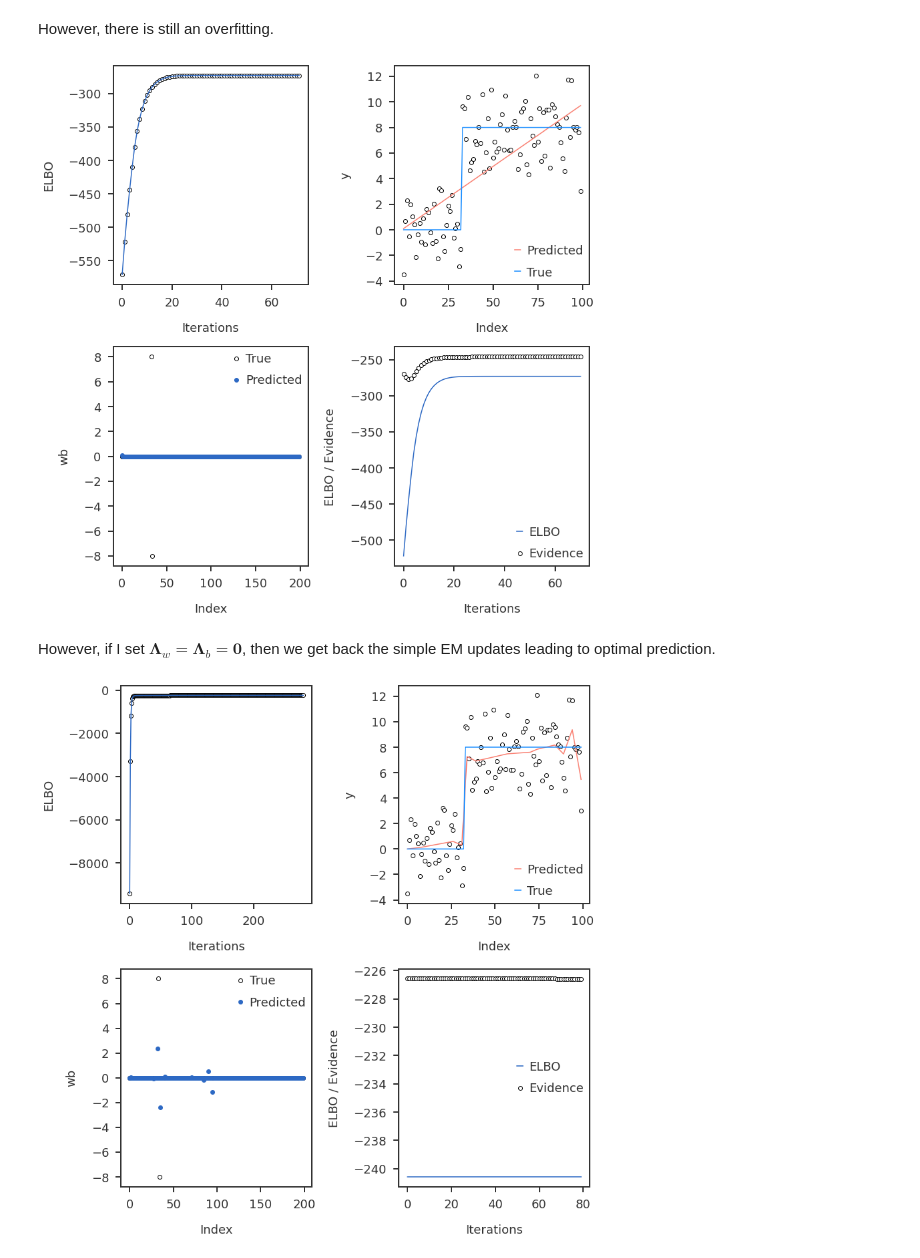
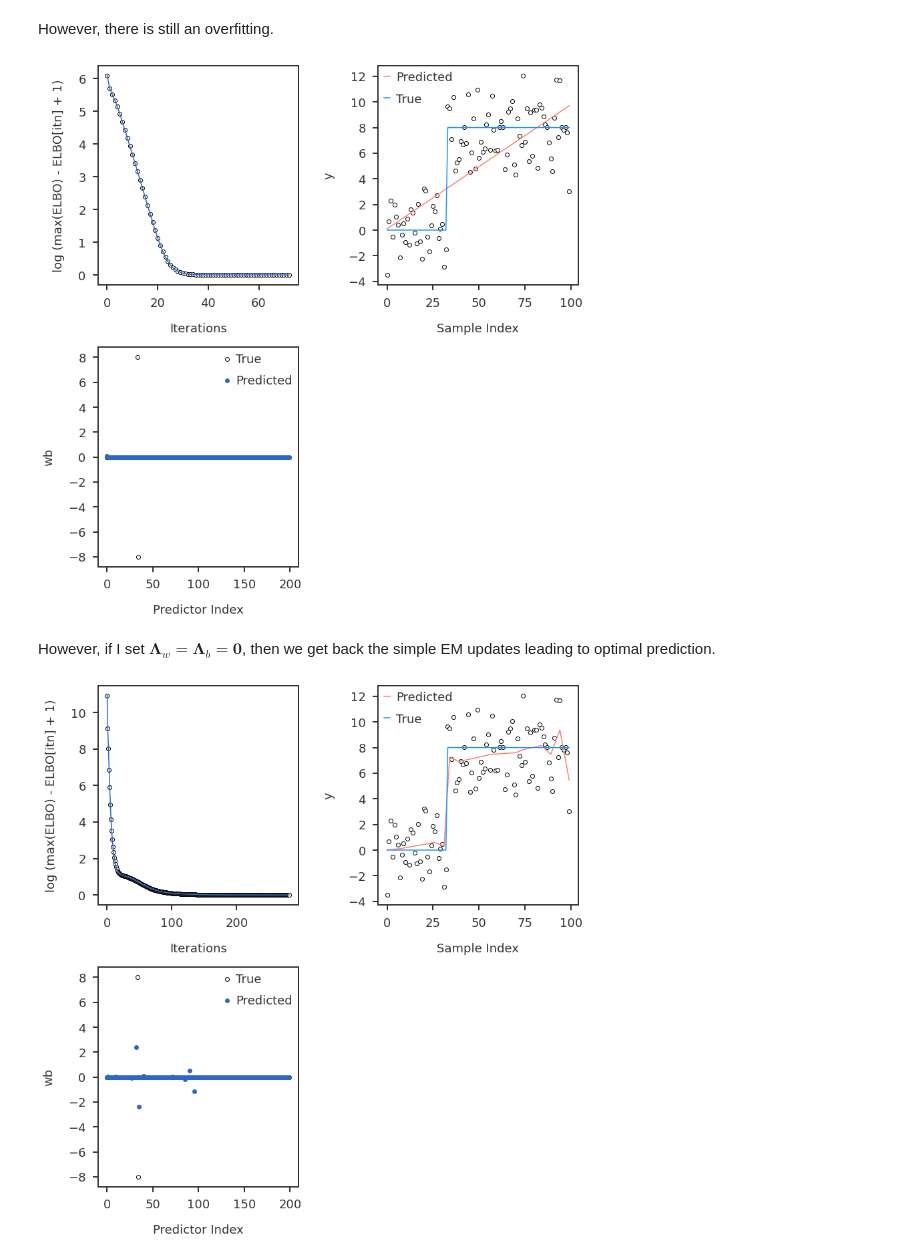
Before and after one commit to banskt/iridge-notes, a Jupyter notebook: _notebooks/2021-01-06-ebmr-symmetric-updates.ipynb, the cells around one changed output. Drawn from its saved outputs; the diff is of its cells as text; code cells hidden in the pictures.

Commit message:
ELBO path in log scale

```diff
--- a/_notebooks/2021-01-06-ebmr-symmetric-updates.ipynb
+++ b/_notebooks/2021-01-06-ebmr-symmetric-updates.ipynb
@@ -443,80 +443,83 @@ fig = plt.figure(figsize = (12, 12))
 ax1 = fig.add_subplot(221)
 ax2 = fig.add_subplot(222)
 ax3 = fig.add_subplot(223)
-ax4 = fig.add_subplot(224)
+#ax4 = fig.add_subplot(224)
 
-ax1.scatter(np.arange(niter-1), elbo_path[2:], edgecolor = 'black', facecolor='white')
-ax1.plot(np.arange(niter-1), elbo_path[2:])
+yvals = np.log(np.max(elbo_path[1:]) - elbo_path[1:] + 1)
+ax1.scatter(np.arange(niter), yvals, edgecolor = 'black', facecolor='white')
+ax1.plot(np.arange(niter), yvals)
 ax1.set_xlabel("Iterations")
-ax1.set_ylabel("ELBO")
+ax1.set_ylabel("log (max(ELBO) - ELBO[itn] + 1)")
 
 ax2.scatter(np.arange(n), y, edgecolor = 'black', facecolor='white')
 ax2.plot(np.arange(n), ypred, color = 'salmon', label="Predicted")
 ax2.plot(np.arange(n), np.dot(X, btrue), color = 'dodgerblue', label="True")
 ax2.legend()
-ax2.set_xlabel("Index")
+ax2.set_xlabel("Sample Index")
 ax2.set_ylabel("y")
 
 ax3.scatter(np.arange(p), btrue, edgecolor = 'black', facecolor='white', label="True")
 ax3.scatter(np.arange(p), bpred, label="Predicted")
 ax3.legend()
-ax3.set_xlabel("Index")
+ax3.set_xlabel("Predictor Index")
 ax3.set_ylabel("wb")
 
-nstep = min(80, niter - 2)
-ax4.scatter(np.arange(nstep), mll_path[-nstep:], edgecolor = 'black', facecolor='white', label="Evidence")
-ax4.plot(np.arange(nstep), elbo_path[-nstep:], label="ELBO")
-ax4.legend()
-ax4.set_xlabel("Iterations")
-ax4.set_ylabel("ELBO / Evidence")
+# nstep = min(80, niter - 2)
+# ax4.scatter(np.arange(nstep), mll_path[-nstep:], edgecolor = 'black', facecolor='white', label="Evidence")
+# ax4.plot(np.arange(nstep), elbo_path[-nstep:], label="ELBO")
+# ax4.legend()
+# ax4.set_xlabel("Iterations")
+# ax4.set_ylabel("ELBO / Evidence")
 
 plt.tight_layout()
 plt.show()
 # %% [output]
-[figure, old version]
+[figure, new version]
 # %% [markdown]
 However, if I set $\mathbf{\Lambda}_w = \mathbf{\Lambda}_b = \mathbf{0}$, then we get back the simple EM updates leading to optimal prediction.
 # %%
 #collapse-hide
 m3 = ebmr_WB2(X, y, use_wb_variance=False)
 
 s2, sb2, sw2, mub, sigmab, W, sigmaW, niter, elbo_path, mll_path = m3
 bpred = mub * W
 ypred = np.dot(X, bpred)
 
 
 fig = plt.figure(figsize = (12, 12))
 ax1 = fig.add_subplot(221)
 ax2 = fig.add_subplot(222)
 ax3 = fig.add_subplot(223)
-ax4 = fig.add_subplot(224)
+#ax4 = fig.add_subplot(224)
 
-ax1.scatter(np.arange(niter-1), elbo_path[2:], edgecolor = 'black', facecolor='white')
-ax1.plot(np.arange(niter-1), elbo_path[2:])
+
+yvals = np.log(np.max(elbo_path[1:]) - elbo_path[1:] + 1)
+ax1.scatter(np.arange(niter), yvals, edgecolor = 'black', facecolor='white')
+ax1.plot(np.arange(niter), yvals)
 ax1.set_xlabel("Iterations")
-ax1.set_ylabel("ELBO")
+ax1.set_ylabel("log (max(ELBO) - ELBO[itn] + 1)")
 
 ax2.scatter(np.arange(n), y, edgecolor = 'black', facecolor='white')
 ax2.plot(np.arange(n), ypred, color = 'salmon', label="Predicted")
 ax2.plot(np.arange(n), np.dot(X, btrue), color = 'dodgerblue', label="True")
 ax2.legend()
-ax2.set_xlabel("Index")
+ax2.set_xlabel("Sample Index")
 ax2.set_ylabel("y")
 
 ax3.scatter(np.arange(p), btrue, edgecolor = 'black', facecolor='white', label="True")
 ax3.scatter(np.arange(p), bpred, label="Predicted")
 ax3.legend()
-ax3.set_xlabel("Index")
+ax3.set_xlabel("Predictor Index")
 ax3.set_ylabel("wb")
 
-nstep = min(80, niter - 2)
-ax4.scatter(np.arange(nstep), mll_path[-nstep:], edgecolor = 'black', facecolor='white', label="Evidence")
-ax4.plot(np.arange(nstep), elbo_path[-nstep:], label="ELBO")
-ax4.legend()
-ax4.set_xlabel("Iterations")
-ax4.set_ylabel("ELBO / Evidence")
+# nstep = min(80, niter)
+# ax4.scatter(np.arange(nstep), mll_path[-nstep:], edgecolor = 'black', facecolor='white', label="Evidence")
+# ax4.plot(np.arange(nstep), elbo_path[-nstep:], label="ELBO")
+# ax4.legend()
+# ax4.set_xlabel("Iterations")
+# ax4.set_ylabel("ELBO / Evidence")
 
 plt.tight_layout()
 plt.show()
 # %% [output]
-[figure, old version]
+[figure, new version]
```
Also changed, not shown: parts of 17 cells of this notebook, 2 other files.
